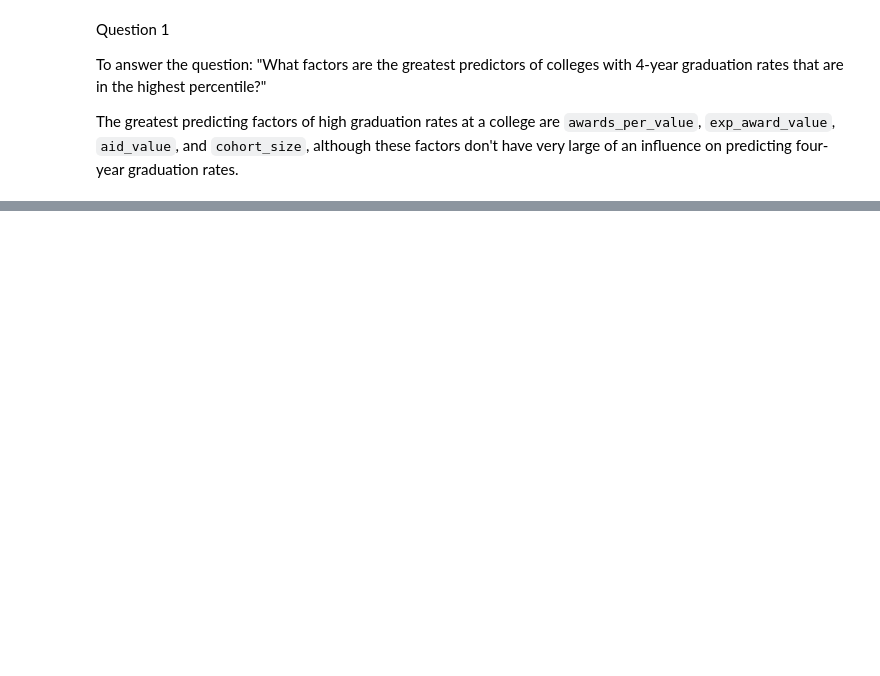
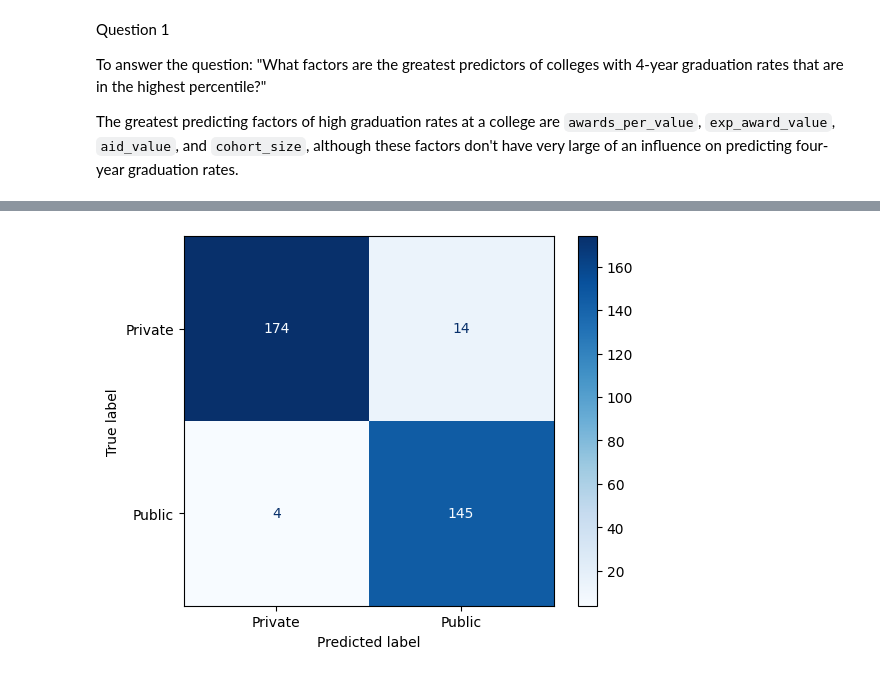
Before and after one commit to masonnicoletti/DS-3021, a Jupyter notebook: 06_ML_Concepts_II_KNN/lab6.ipynb, the cells around one changed output, grey strips where cells are left out. Cells and saved outputs as stored; diff of their text form; code cells hidden in the pictures; blank space fills up the shorter version.

```diff
--- a/06_ML_Concepts_II_KNN/lab6.ipynb
+++ b/06_ML_Concepts_II_KNN/lab6.ipynb
@@ -233,3 +243,19 @@ array(['Private', 'Public', 'Public', 'Private', 'Private', 'Public',
 '''
 Create a dataframe that includes the test target values, test predicted values, and test probabilities of the positive class.
 '''
+
+# Test target values
+# y_test
+
+# Test predicted values
+pred = knn.predict(x_test)
+
+# Test probabilities of the positive class
+prob = knn.predict_proba(x_test)[:,1]
+
+# Create dataframe
+knn_df = pd.DataFrame({"Test Target Values": y_test,
+                       "Test Predicted Values": pred,
+                       "Test Probabilities of Positive Class": prob})
+
+print(knn_df.head())
@@ -235,0 +282,17 @@ Create a dataframe that includes the test target values, test predicted values,
+# %%
+# Question 5
+
+'''
+Evaluate the results using the confusion matrix.
+Then "walk" through your question, summarize what concerns or positive elements do you have about the model as it relates to your question?
+'''
+
+# Make a confusion matrix
+cm = confusion_matrix(y_test, pred)
+cm_display = ConfusionMatrixDisplay(confusion_matrix=cm, display_labels=knn.classes_)
+cm_display.plot(cmap='Blues')
+
+# Check Model Accuracy
+accuracy = knn.score(x_test, y_test)
+# %% [output]
+[figure, added]
```
Also changed, not shown: parts of 9 cells of this notebook.
